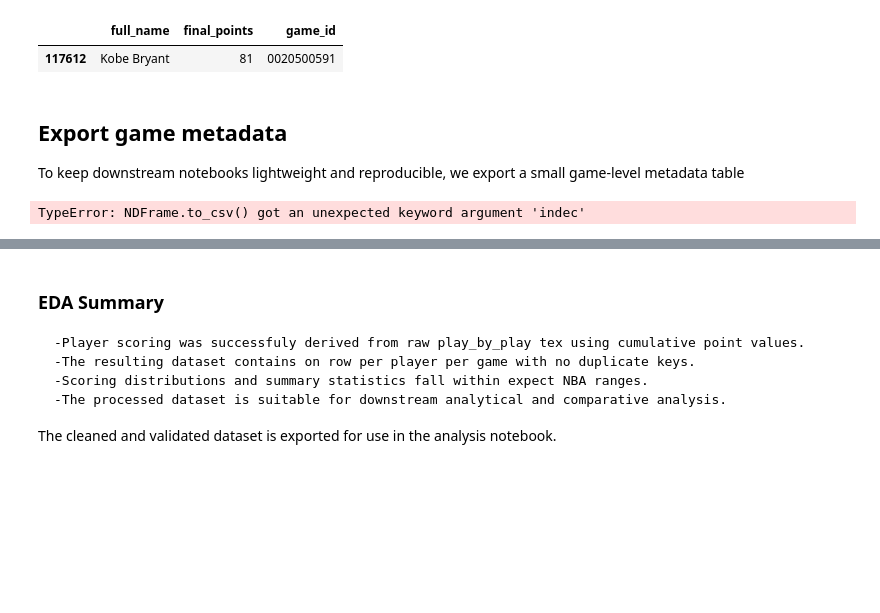
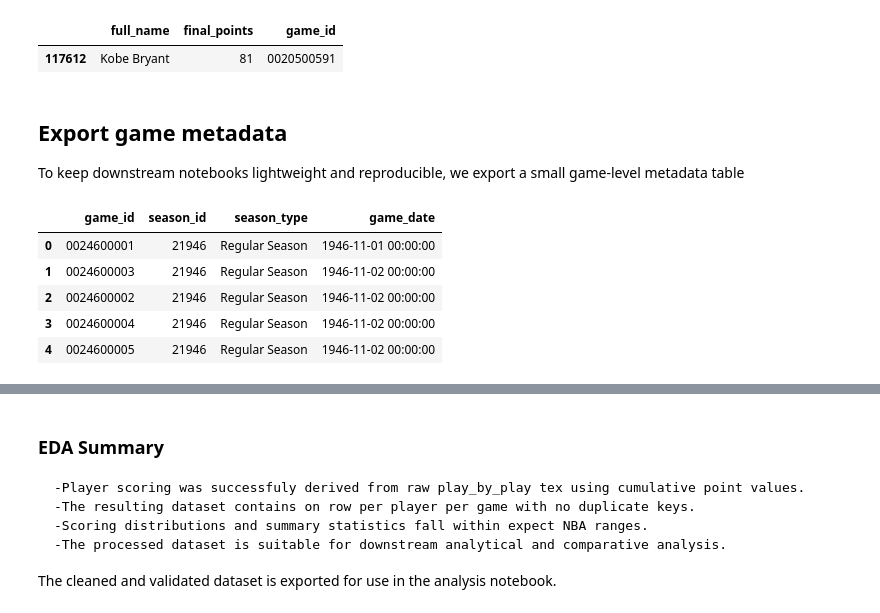
Before and after one commit to Jorgemontanez25/NBA_players_performance, a Jupyter notebook: notebooks/01_eda.ipynb, the cells around one changed output, grey strips where cells are left out. Cells and saved outputs as stored; diff of their text form; code cells hidden in the pictures; blank space fills up the shorter version.

```diff
--- a/notebooks/01_eda.ipynb
+++ b/notebooks/01_eda.ipynb
@@ -365,19 +365,24 @@ player_game_points_named.to_csv(
     "../data/processed/player_game_points.csv",
     index=False
 )
-# %% [markdown]
-## Export game metadata
-
-To keep downstream notebooks lightweight and reproducible, we export a small game-level metadata table
-# %%
-df_games_meta=pd.read_sql("""
-SELECT game_id, season_id,season_type, game_date
-FROM game;
-""", conn)
-#Standardize game_id formating
-df_games_meta["game_id"]=df_games_meta["game_id"].astype(str).str.strip().str.zfill(10)
-
-df_games_meta.to_csv("../data/processed/games_meta.csv",indec=False)
-df_games_meta.head()
-# %% [output]
-TypeError: NDFrame.to_csv() got an unexpected keyword argument 'indec'
+# %% [markdown]
+## Export game metadata
+
+To keep downstream notebooks lightweight and reproducible, we export a small game-level metadata table
+# %%
+df_games_meta=pd.read_sql("""
+SELECT game_id, season_id,season_type, game_date
+FROM game;
+""", conn)
+#Standardize game_id formating
+df_games_meta["game_id"]=df_games_meta["game_id"].astype(str).str.strip().str.zfill(10)
+
+df_games_meta.to_csv("../data/processed/games_meta.csv",index=False)
+df_games_meta.head()
+# %% [output]
+|  | game_id | season_id | season_type | game_date |
+| 0 | 0024600001 | 21946 | Regular Season | 1946-11-01 00:00:00 |
+| 1 | 0024600003 | 21946 | Regular Season | 1946-11-02 00:00:00 |
+| 2 | 0024600002 | 21946 | Regular Season | 1946-11-02 00:00:00 |
+| 3 | 0024600004 | 21946 | Regular Season | 1946-11-02 00:00:00 |
+| 4 | 0024600005 | 21946 | Regular Season | 1946-11-02 00:00:00 |
```
Also changed, not shown: parts of 4 cells of this notebook.
